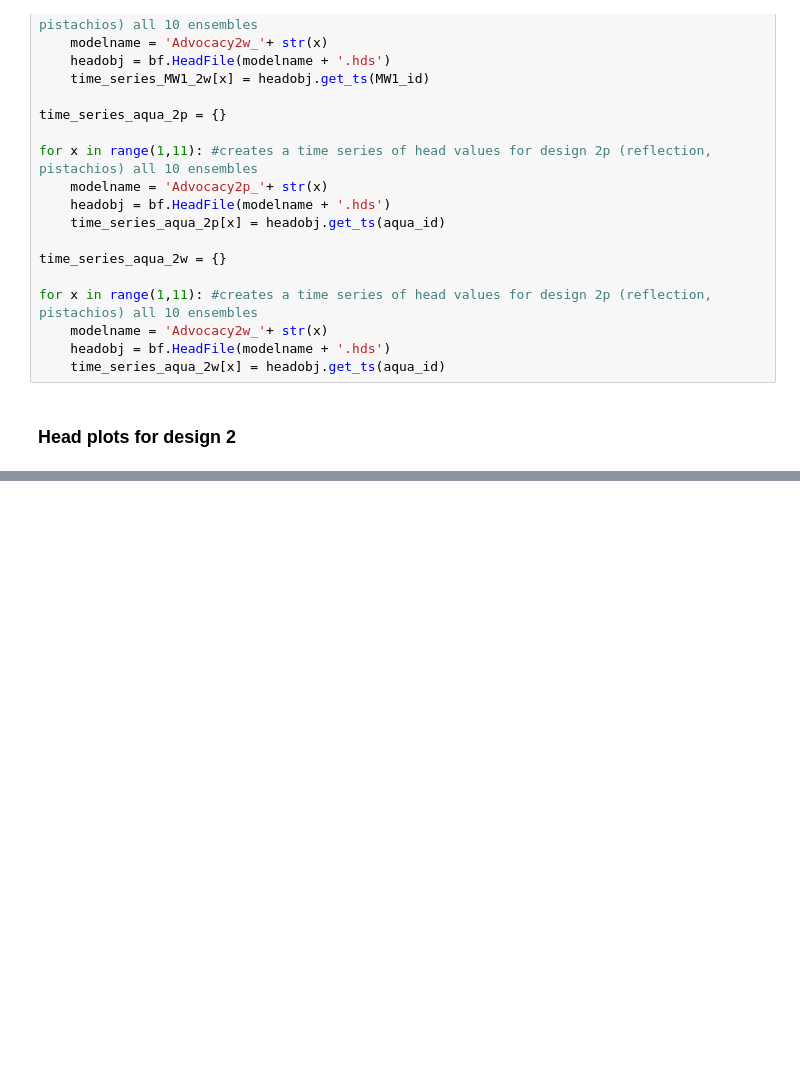
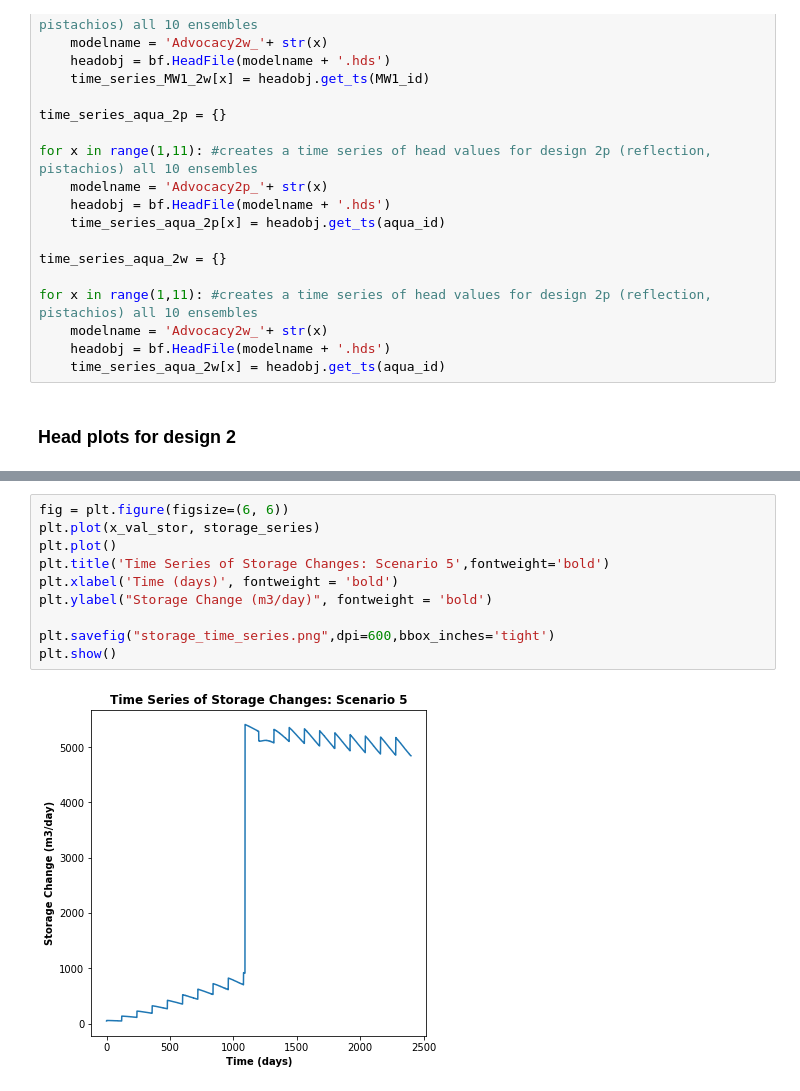
Before and after one commit to groundwater-modeling-Spring2020/GroMore_Project, a Jupyter notebook: Amanda/advocacy/plotting_script_advocacy.ipynb, the cells around one changed output, grey strips where cells are left out. Saved outputs shown, nothing was run; the diff lists cells and outputs as text; blank space fills up the shorter version.

Commit message:
graphing changes

```diff
--- a/Amanda/advocacy/plotting_script_advocacy.ipynb
+++ b/Amanda/advocacy/plotting_script_advocacy.ipynb
@@ -903,0 +977,12 @@ print(tot_leak)
+# %%
+fig = plt.figure(figsize=(6, 6))
+plt.plot(x_val_stor, storage_series)
+plt.plot()
+plt.title('Time Series of Storage Changes: Scenario 5',fontweight='bold')
+plt.xlabel('Time (days)', fontweight = 'bold')
+plt.ylabel("Storage Change (m3/day)", fontweight = 'bold')
+
+plt.savefig("storage_time_series.png",dpi=600,bbox_inches='tight')
+plt.show()
+# %% [output]
+[figure, added]
```
Also changed, not shown: parts of 7 cells of this notebook, 2 other files.
